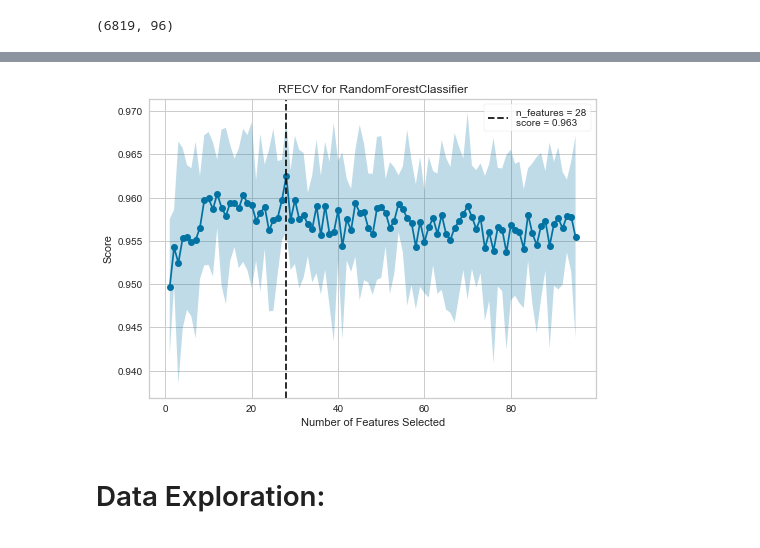
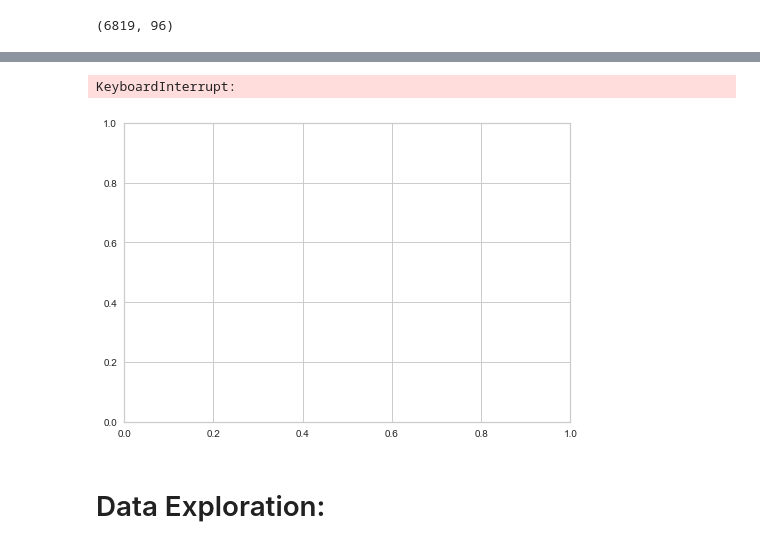
Before and after one commit to chungthuang/DeepLearning, a Jupyter notebook: Deep_Learning_Project.ipynb, the cells around one changed output, grey strips where cells are left out. Saved outputs shown, nothing was run; the diff lists cells and outputs as text; code cells hidden in the pictures.

```diff
--- a/Deep_Learning_Project.ipynb
+++ b/Deep_Learning_Project.ipynb
@@ -374,5 +363,5 @@ def plot_predictions(val, predicted, title, date):
 # %%
-ds= pd.read_csv("data.csv")
+ds= pd.read_csv("bankruptcy.csv")
 # %%
 ds.head()
 # %% [output]
@@ -389,5 +378,7 @@ ds.shape
 (6819, 96)
 # %%
 # This variable is to be dropped.
-ds["Bankrupt?"].unique()
+X = ds.drop(columns=["Bankrupt?"])
+y = ds["Bankrupt?"]
+y.unique()
 # %% [output]
@@ -398,16 +426,17 @@ rf_model = RandomForestClassifier(n_estimators=10, random_state=SEED)
 # %%
 %%timeit
 
 # I get to select 17 features.
 
 # Applying RFECV (Recursive Feature Elimination) to select features
 # see https://www.scikit-yb.org/en/latest/api/model_selection/rfecv.html
 cv = StratifiedKFold(3)
 vis = RFECV(rf_model, scoring='f1_weighted') ## , cv=cv
-vis.fit(ds.drop(columns="Bankrupt?"), ds["Bankrupt?"])
+vis.fit(X, y)
 vis.show()
 # %% [output]
+KeyboardInterrupt:
-[figure, old version]
+[figure, new version]
 # %%
 vis.ranking_
 # %%
```
Also changed, not shown: parts of 37 cells of this notebook.
